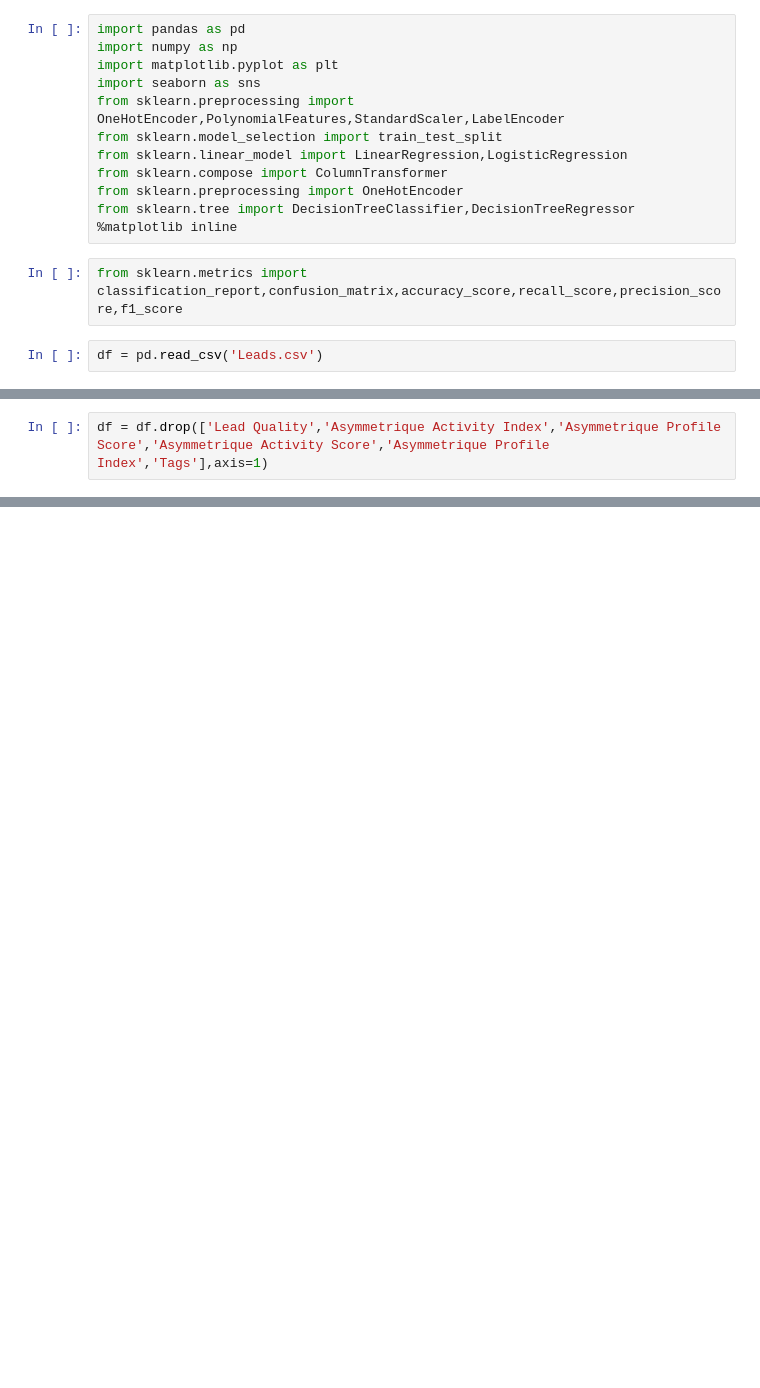
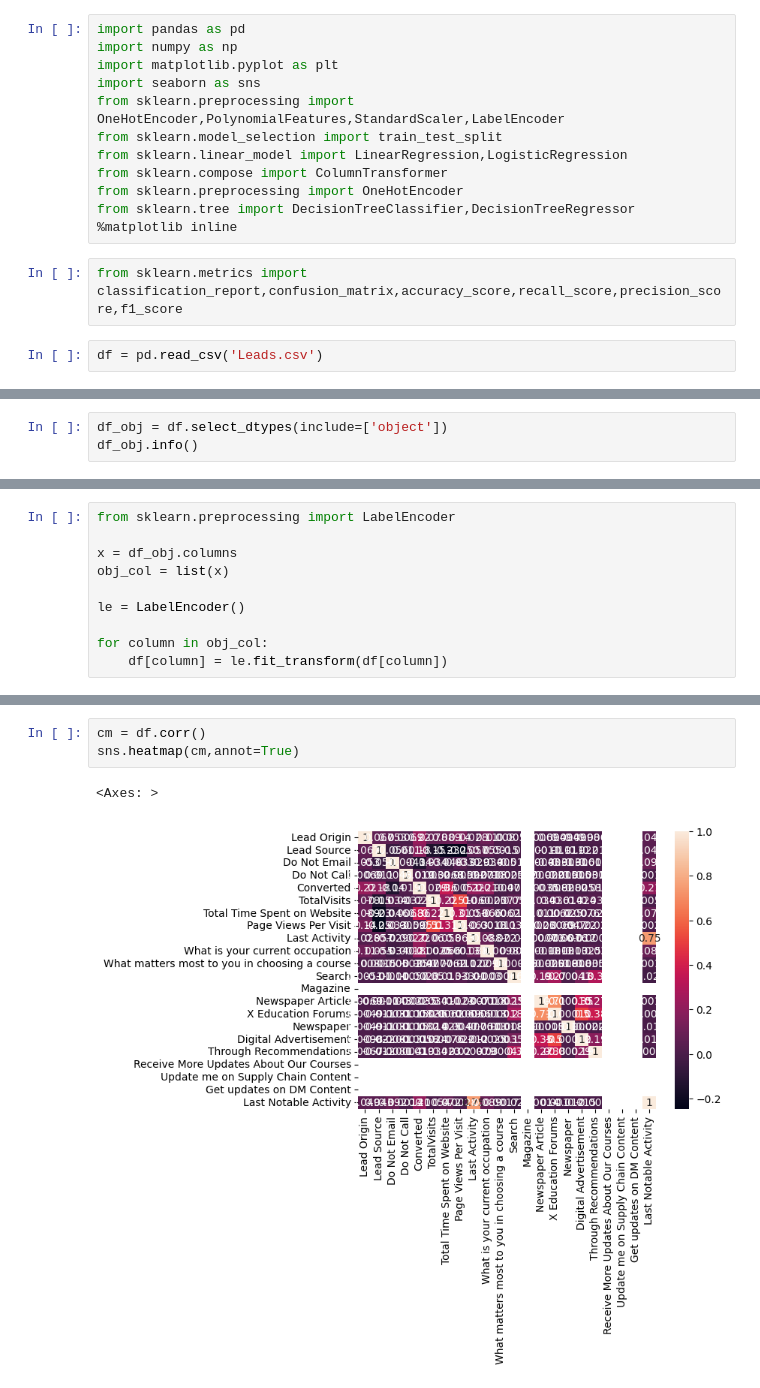
Before and after one commit to AnurajNigade/Machine_Learning-Module-, a Jupyter notebook: ML_Assignment/Lead_class.ipynb, the cells around one changed output, grey strips where cells are left out. Drawn from its saved outputs; the diff is of its cells as text; blank space fills up the shorter version.

```diff
--- a/ML_Assignment/Lead_class.ipynb
+++ b/ML_Assignment/Lead_class.ipynb
@@ -73,2 +359,0 @@ dtype: float64
-# %%
-df = df.drop(['Lead Quality','Asymmetrique Activity Index','Asymmetrique Profile Score','Asymmetrique Activity Score','Asymmetrique Profile Index','Tags'],axis=1)
@@ -94,0 +360,3 @@ dtype: float64
+# %%
+df_obj = df.select_dtypes(include=['object'])
+df_obj.info()
@@ -95,3 +377,13 @@ dtype: float64
+# %%
+from sklearn.preprocessing import LabelEncoder
+
+x = df_obj.columns
+obj_col = list(x)
+
+le = LabelEncoder()
+
+for column in obj_col:
+    df[column] = le.fit_transform(df[column])
 # %%
 df.info()
 # %% [output]
@@ -114,0 +431,6 @@ memory usage: 2.2+ MB
+# %%
+cm = df.corr()
+sns.heatmap(cm,annot=True)
+# %% [output]
+<Axes: >
+[figure, added]
```
Also changed, not shown: parts of 37 cells of this notebook, 7 other files.
